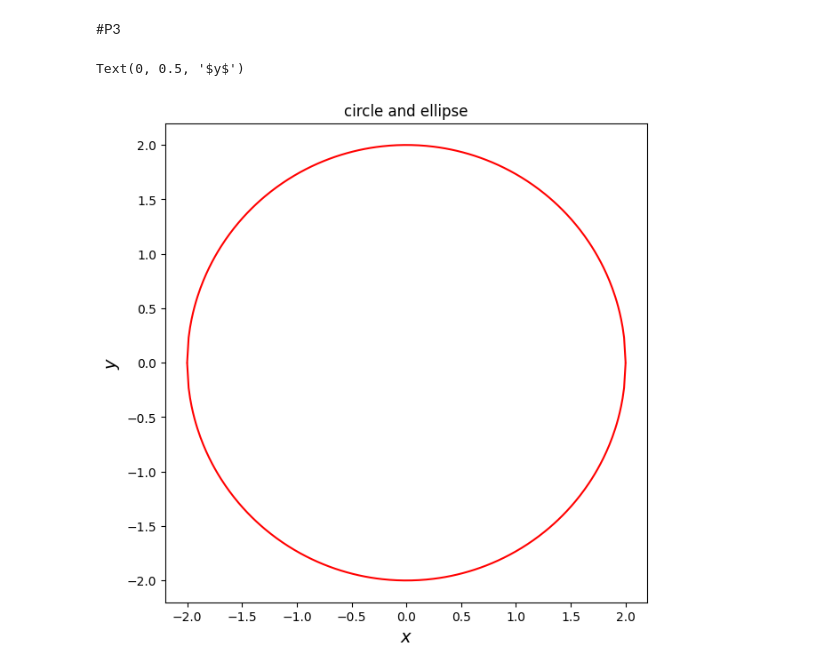
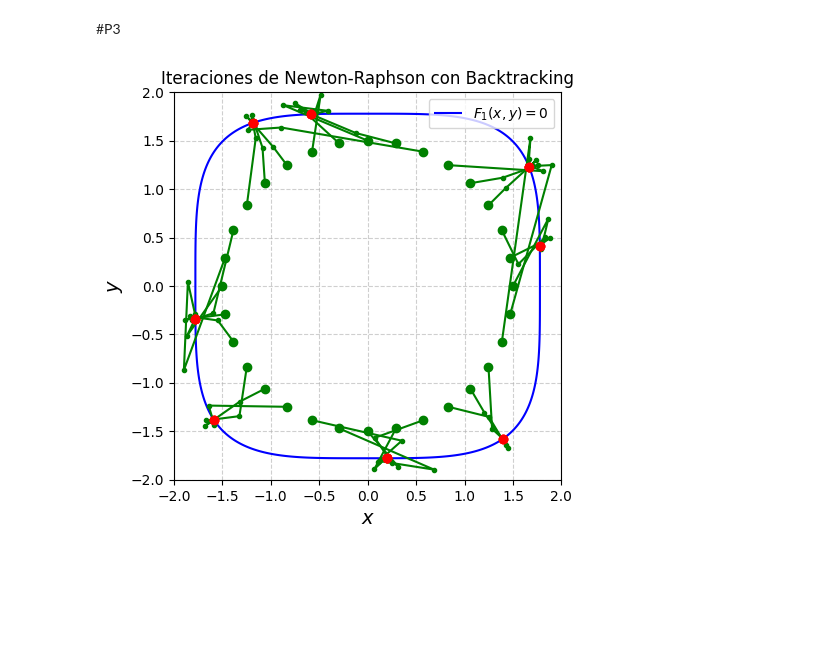
Before and after one commit to conichito/F3104, a Jupyter notebook: Tarea 3/tarea3.ipynb, the cells around one changed output. Saved outputs shown, nothing was run; the diff lists cells and outputs as text; code cells hidden in the pictures; blank space fills up the shorter version.

```diff
--- a/Tarea 3/tarea3.ipynb
+++ b/Tarea 3/tarea3.ipynb
@@ -351,20 +351,21 @@ def f1(x,y):
   return (x**4
         + y**4
         - 10)
-def df1x(x,y):
+def df0x(x):
   return 4*x**3
-def df1y(x,y):
+def df0y(y):
   return 4*y**3
 
 # Función 2
-def f2(x,y): (x**3*y
+def f2(x,y):
+  return (x**3*y
            - x*y**3
            - 0.5*y
            - 2)
-def df2x(x,y):
+def df1x(x,y):
   return (3*x**2*y
           - y**3)
-def df2y(x,y):
+def df1y(x,y):
   return (x**3
           - 3*x*y**2
           - 0.5)
@@ -381,22 +375,0 @@ def f(x):
-# %%
-# define x range [a,b]
-a2=-2.+1.e-5
-b2=2.-1.e-5
-# define the number N of points for the plot
-N1=300
-N2=300
-# create the array of N values for x
-x2=np.linspace(a2,b2,N2)
-# evaluate the function
-y2=f(x2)
-z2=-f(x2)
-# plot f(x)
-plt.figure(figsize=(7,7))
-plt.plot(x2,y2,color='red')
-plt.plot(x2,z2,color='red')
-plt.title('circle and ellipse')
-plt.xlabel("$x$",fontsize=14)
-plt.ylabel("$y$",fontsize=14)
-# %% [output]
-Text(0, 0.5, '$y$')
-[figure, removed]
@@ -402,0 +421,47 @@ Text(0, 0.5, '$y$')
+# %%
+# Grafico con Backtracking
+
+a = -2
+b = 2
+N = 1000
+
+x_val = np.linspace(a, b, N)
+y_val = np.linspace(a, b, N)
+
+# Grid para tener  f0(x, y) = 0
+x_grid, y_grid = np.meshgrid(x_val, y_val)
+
+# Conseguir los 32 puntos equiespaciados en el círculo de radio R = 1.5
+n = 32
+r = 1.5
+pts_cir = []
+ticks = np.linspace(0, 2 * np.pi, n, endpoint = False)
+for t in ticks:
+    x_cir = r * np.cos(t)
+    y_cir = r * np.sin(t)
+    point = (x_cir, y_cir)
+    pts_cir.append(point)
+
+# Make it nicer
+plt.figure(figsize=(5,6))
+plt.title('Iteraciones de Newton-Raphson con Backtracking')
+contours = plt.contour(x_grid, y_grid, f1(x_grid, y_grid), levels=[0], colors='blue')
+
+M = 5
+for p in pts_cir:
+    x, y = newton_raphson(p, M, 'back')
+    plt.plot(x, y, color = 'green', marker = 'o', markersize=3, label = 'Path of Iterations')
+    plt.plot(x[0], y[0], color = 'green', marker = 'o', label = 'First Guess')
+    plt.plot(x[M], y[M], color = 'red', marker = 'o', label = 'Last Iteration')
+
+
+plt.xlabel("$x$",fontsize=14)
+plt.ylabel("$y$",fontsize=14)
+plt.grid(True, alpha = 0.6, ls = '--')
+h,_ = contours.legend_elements()
+plt.legend([h[0]], [r'$F_1(x,y) = 0$'])
+plt.gca().set_aspect('equal')
+
+plt.show()
+# %% [output]
+[figure, added]
```
Also changed, not shown: parts of 6 cells of this notebook.
